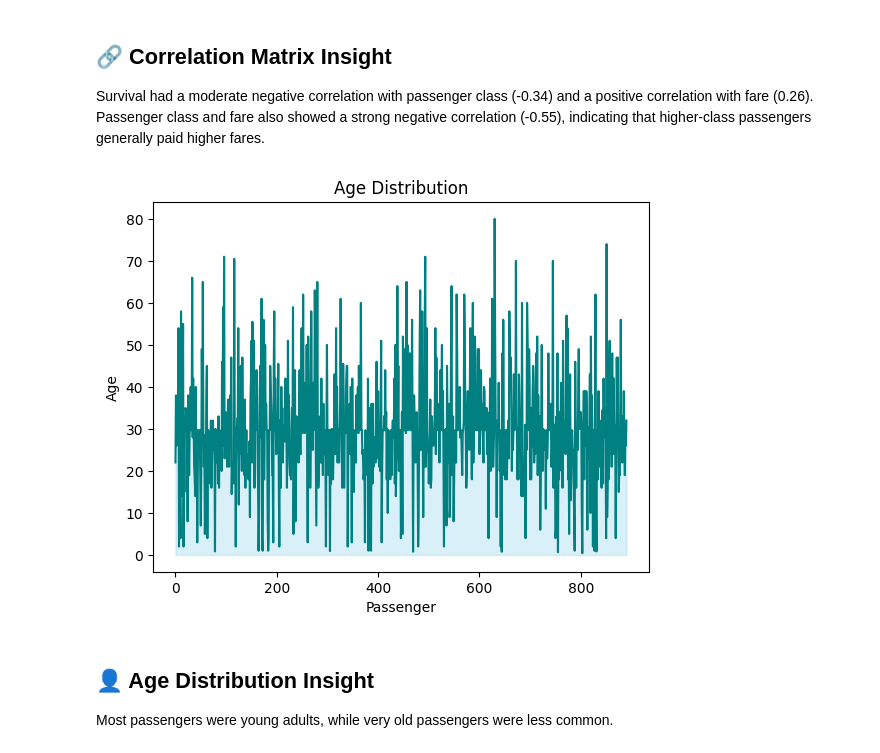
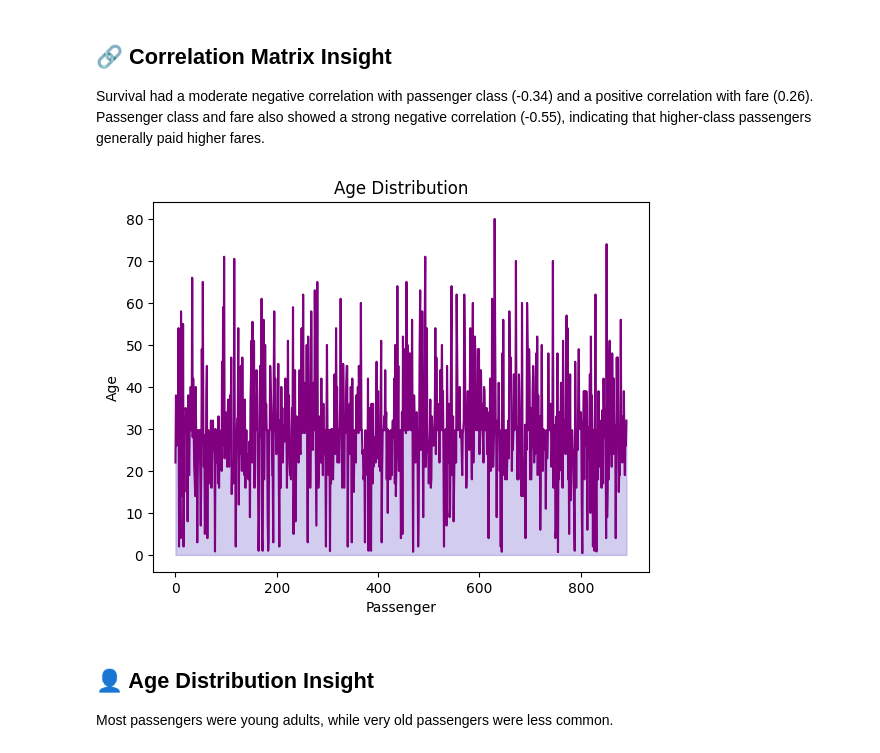
Before and after one commit to ammarmohamed1152007-prog/Titanic-Data-Analysis, a Jupyter notebook: Titanic.ipynb, the cells around one changed output. Cells and saved outputs as stored; diff of their text form; code cells hidden in the pictures.

```diff
--- a/Titanic.ipynb
+++ b/Titanic.ipynb
@@ -424,19 +424,19 @@ plt.show()
 
 Survival had a moderate negative correlation with passenger class (-0.34) and a positive correlation with fare (0.26). Passenger class and fare also showed a strong negative correlation (-0.55), indicating that higher-class passengers generally paid higher fares.
 # %%
-plt.plot(df["Age"], color="teal")
+plt.plot(df["Age"], color="purple")
 
-plt.fill_between(df.index, df["Age"], color="skyblue", alpha=0.3)
+plt.fill_between(df.index, df["Age"], color="slateblue", alpha=0.3)
 
 plt.title("Age Distribution")
 
 plt.xlabel("Passenger")
 
 plt.ylabel("Age")
 
 plt.show()
 # %% [output]
-[figure, old version]
+[figure, new version]
 # %% [markdown]
 ## 👤 Age Distribution Insight
 
```
Also changed, not shown: parts of 5 cells of this notebook.
